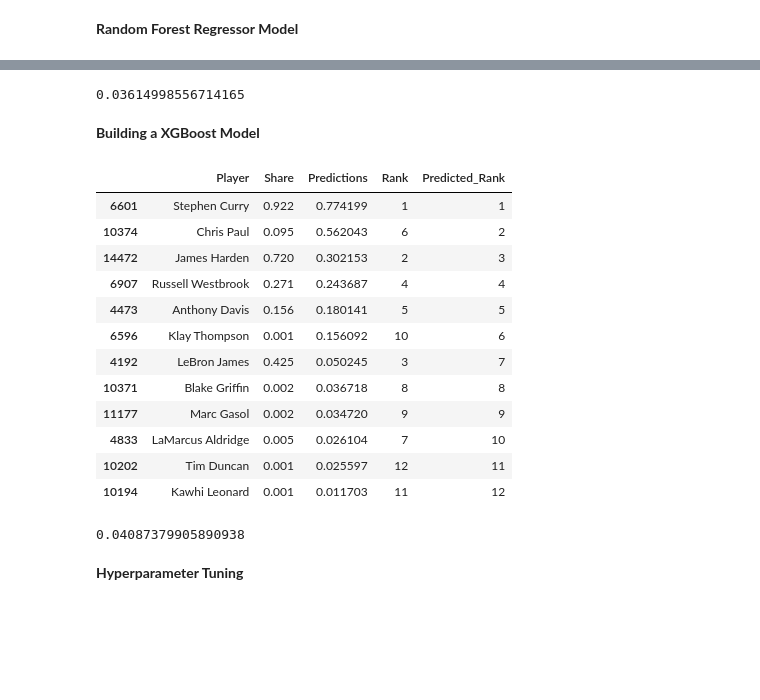
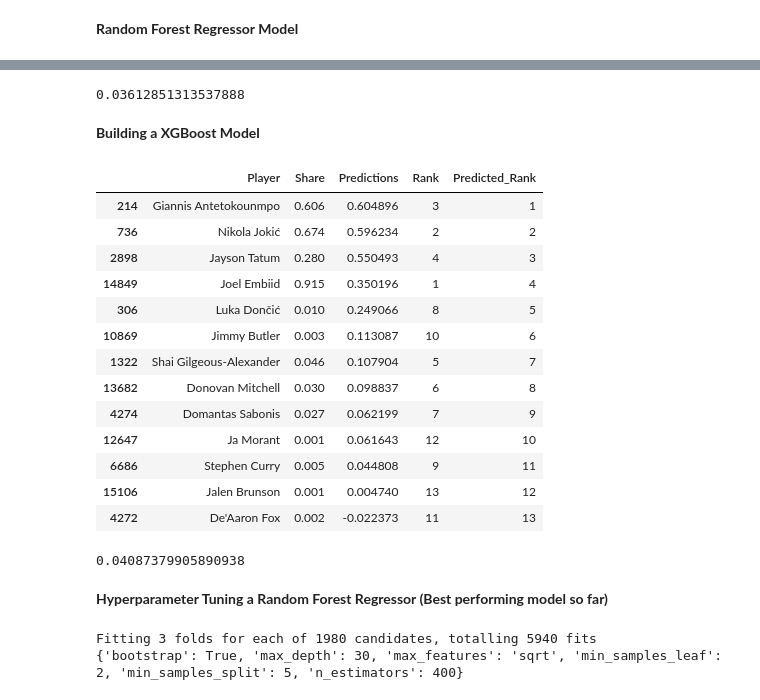
Before and after one commit to Pandabear-67/MVP_Predictor, a Jupyter notebook: mvp_only.ipynb, the cells around one changed output, grey strips where cells are left out. Saved outputs shown, nothing was run; the diff lists cells and outputs as text; code cells hidden in the pictures; blank space fills up the shorter version.

Commit message:
Final model for rf confirmed

```diff
--- a/mvp_only.ipynb
+++ b/mvp_only.ipynb
@@ -49,16 +89,17 @@ def train_test_split(year, df):
        'PA/G', 'SRS','PER','TS%', '3PAr', 'FTr', 'ORB%', 'DRB%', 'TRB%', 'AST%', 'STL%', 'BLK%',
        'TOV%', 'USG%', 'OWS', 'DWS', 'WS', 'WS/48', 'OBPM', 'DBPM', 'BPM',
        'VORP']
-    #test year = selected year, train year = other years outside of selected year
+
+    #Testing on selected year. Training model on data from previous years
     train = df[df['Year'] < year]
     test = df[df['Year'] == year]
 
     X_train = train[predictors]
-    X_test = train["Share"]
+    y_train = train["Share"]
 
-    Y = test[predictors]
+    X_test = test[predictors]
 
-    return X_train, X_test, Y, test
+    return X_train, y_train, X_test, test
 # %% [markdown]
 **Function to run multiple models**
 # %%
@@ -73,8 +111,8 @@ import numpy as np
 # %%
-def run_model(regressor, X_train, X_test, Y, test):
+def run_model(regressor, X_train, y_train, X_test, test):
     model = regressor
-    model.fit(X_train, X_test)
-    predictions = model.predict(Y)
+    model.fit(X_train, y_train)
+    predictions = model.predict(X_test)
 
     predictions = pd.DataFrame(predictions, columns=["Predictions"], index = test.index)
     combinations = pd.concat([test[["Player", "Share"]], predictions], axis = 1)
@@ -84,7 +122,5 @@ def run_model(regressor, X_train, X_test, Y, test):
     combinations = combinations.sort_values("Predictions", ascending = False)
     combinations["Predicted_Rank"] = list(range(1, combinations.shape[0] + 1))
 
-    # mae = mean_absolute_error(combinations["Share"], combinations["Predictions"])
     mse = mean_squared_error(combinations["Share"], combinations["Predictions"])
-    # rmse = np.sqrt(mean_squared_error(combinations["Share"], combinations["Predictions"]))
     return combinations,mse
@@ -158,5 +138,5 @@ def backtest(model, years):
 # %%
-X_train, X_test, Y, test = train_test_split(2015, mvp_players)
+X_train, y_train, X_test, test = train_test_split(2023, mvp_players)
 # %% [markdown]
 **Linear Regression Model**
 # %%
@@ -228,33 +210,35 @@ mvp_race_rf
-# %%
-mean_race_rf_mse
-# %% [output]
-0.03614998556714165
+# %%
+avg_rf_mse = backtest(model=RandomForestRegressor(), years=years)
+print(avg_rf_mse)
+# %% [output]
+0.03612851313537888
 # %% [markdown]
 **Building a XGBoost Model**
 # %%
-mvp_race_XGBoost, mse = run_model(XGBRegressor(), X_train, X_test, Y, test)
-mean_race_XGBoost_mse = backtest(XGBRegressor(), years[5:])
+mvp_race_XGBoost, mse = run_model(XGBRegressor(), X_train=X_train, y_train=y_train, X_test=X_test, test=test)
 mvp_race_XGBoost
 # %% [output]
 |  | Player | Share | Predictions | Rank | Predicted_Rank |
-| 6601 | Stephen Curry | 0.922 | 0.774199 | 1 | 1 |
-| 10374 | Chris Paul | 0.095 | 0.562043 | 6 | 2 |
-| 14472 | James Harden | 0.720 | 0.302153 | 2 | 3 |
-| 6907 | Russell Westbrook | 0.271 | 0.243687 | 4 | 4 |
-| 4473 | Anthony Davis | 0.156 | 0.180141 | 5 | 5 |
-| 6596 | Klay Thompson | 0.001 | 0.156092 | 10 | 6 |
-| 4192 | LeBron James | 0.425 | 0.050245 | 3 | 7 |
-| 10371 | Blake Griffin | 0.002 | 0.036718 | 8 | 8 |
-| 11177 | Marc Gasol | 0.002 | 0.034720 | 9 | 9 |
-| 4833 | LaMarcus Aldridge | 0.005 | 0.026104 | 7 | 10 |
-| 10202 | Tim Duncan | 0.001 | 0.025597 | 12 | 11 |
-| 10194 | Kawhi Leonard | 0.001 | 0.011703 | 11 | 12 |
+| 214 | Giannis Antetokounmpo | 0.606 | 0.604896 | 3 | 1 |
+| 736 | Nikola Jokić | 0.674 | 0.596234 | 2 | 2 |
+| 2898 | Jayson Tatum | 0.280 | 0.550493 | 4 | 3 |
+| 14849 | Joel Embiid | 0.915 | 0.350196 | 1 | 4 |
+| 306 | Luka Dončić | 0.010 | 0.249066 | 8 | 5 |
+| 10869 | Jimmy Butler | 0.003 | 0.113087 | 10 | 6 |
+| 1322 | Shai Gilgeous-Alexander | 0.046 | 0.107904 | 5 | 7 |
+| 13682 | Donovan Mitchell | 0.030 | 0.098837 | 6 | 8 |
+| 4274 | Domantas Sabonis | 0.027 | 0.062199 | 7 | 9 |
+| 12647 | Ja Morant | 0.001 | 0.061643 | 12 | 10 |
+| 6686 | Stephen Curry | 0.005 | 0.044808 | 9 | 11 |
+| 15106 | Jalen Brunson | 0.001 | 0.004740 | 13 | 12 |
+| 4272 | De'Aaron Fox | 0.002 | -0.022373 | 11 | 13 |
-# %%
-mean_race_XGBoost_mse
-# %% [output]
-0.04087379905890938
-# %% [markdown]
-**Hyperparameter Tuning**
+# %%
+avg_XGBoost_mse = backtest(model=XGBRegressor(), years=years)
+avg_XGBoost_mse
+# %% [output]
+0.04087379905890938
+# %% [markdown]
+**Hyperparameter Tuning a Random Forest Regressor (Best performing model so far)**
 # %%
 from sklearn.model_selection import GridSearchCV
 # %%
@@ -272,9 +256,12 @@ param_grid = {
         'n_estimators': [200, 400, 600, 800, 1000, 1200, 1400, 1600, 1800, 2000]
     }
 # %%
-# model = RandomForestRegressor()
-# grid_search = GridSearchCV(estimator=model, param_grid=param_grid, cv = 3, n_jobs = -1, verbose = 2)
-# grid_search.fit(X_train, X_test)
+model = RandomForestRegressor()
+grid_search = GridSearchCV(estimator=model, param_grid=param_grid, cv = 3, n_jobs = -1, verbose = 2)
+grid_search.fit(X_train, y_train)
 
-# grid_search.best_params_
+print(grid_search.best_params_)
+# %% [output]
+Fitting 3 folds for each of 1980 candidates, totalling 5940 fits
+{'bootstrap': True, 'max_depth': 30, 'max_features': 'sqrt', 'min_samples_leaf': 2, 'min_samples_split': 5, 'n_estimators': 400}
 # %%
```
Also changed, not shown: parts of 24 cells of this notebook, 1 other file.
